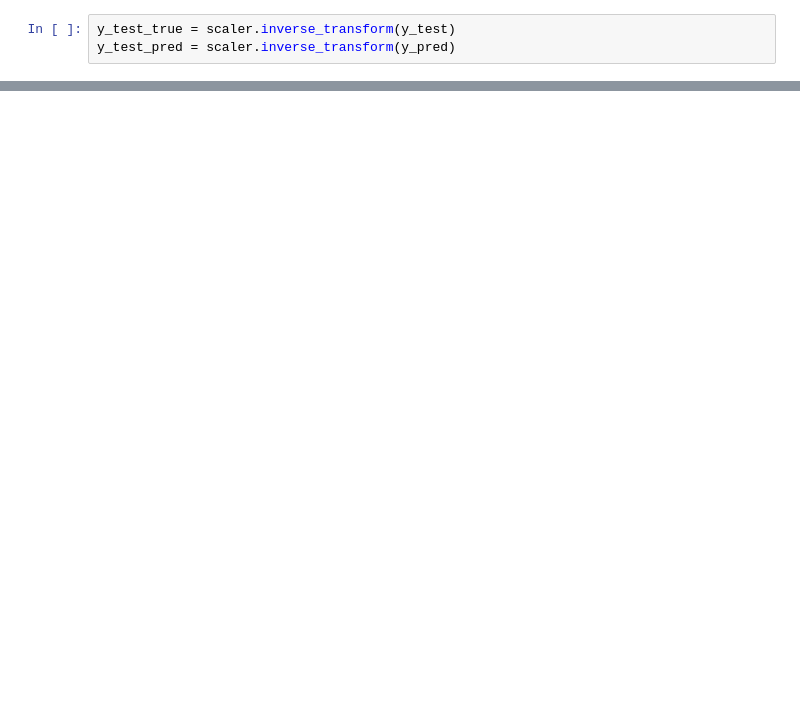
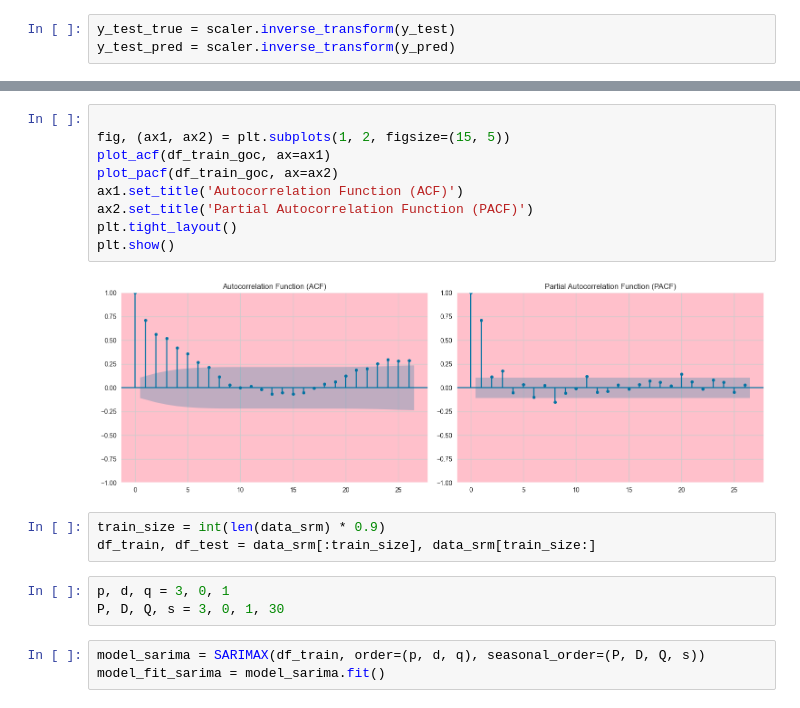
Before and after one commit to tuyennhe/ThucHanh_TimeSeries, a Jupyter notebook: 2151260823_TrungTuyen_final.ipynb, the cells around one changed output, grey strips where cells are left out. Cells and saved outputs as stored; diff of their text form; blank space fills up the shorter version.

```diff
--- a/2151260823_TrungTuyen_final.ipynb
+++ b/2151260823_TrungTuyen_final.ipynb
@@ -259,0 +297,20 @@ plt.show()
+# %%
+
+fig, (ax1, ax2) = plt.subplots(1, 2, figsize=(15, 5))
+plot_acf(df_train_goc, ax=ax1)
+plot_pacf(df_train_goc, ax=ax2)
+ax1.set_title('Autocorrelation Function (ACF)')
+ax2.set_title('Partial Autocorrelation Function (PACF)')
+plt.tight_layout()
+plt.show()
+# %% [output]
+[figure, added]
+# %%
+train_size = int(len(data_srm) * 0.9)
+df_train, df_test = data_srm[:train_size], data_srm[train_size:]
+# %%
+p, d, q = 3, 0, 1
+P, D, Q, s = 3, 0, 1, 30
+# %%
+model_sarima = SARIMAX(df_train, order=(p, d, q), seasonal_order=(P, D, Q, s))
+model_fit_sarima = model_sarima.fit()
```
Also changed, not shown: parts of 12 cells of this notebook, 1 other file.
